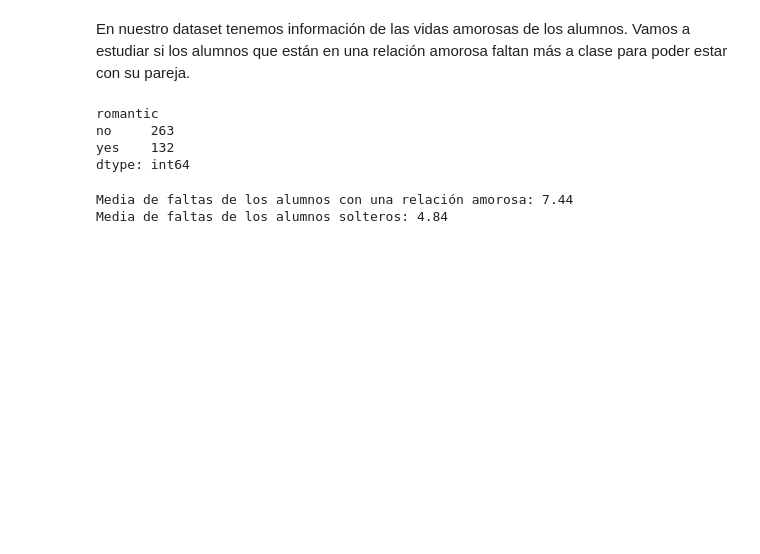
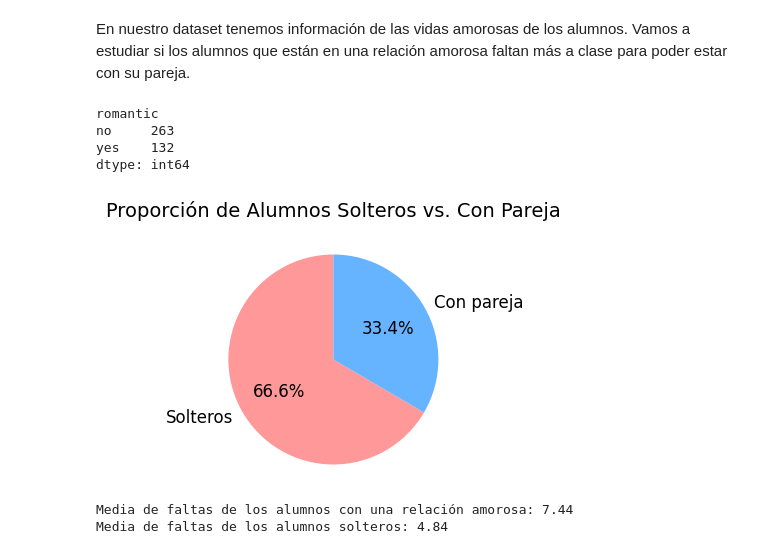
Before and after one commit to antoniolandin/students, a Jupyter notebook: main.ipynb, the cells around one changed output. Saved outputs shown, nothing was run; the diff lists cells and outputs as text; code cells hidden in the pictures; blank space fills up the shorter version.

```diff
--- a/main.ipynb
+++ b/main.ipynb
@@ -103,6 +103,32 @@ romantic
 no     263
 yes    132
 dtype: int64
+# %%
+# 1. Contar alumnos con/sin pareja
+romantic_counts = df['romantic'].value_counts()
+
+# 2. Crear el pie plot
+plt.figure(figsize=(4, 3))
+colors = ['#ff9999', '#66b3ff']  # Colores personalizados
+explode = (0.05, 0)  # Resaltar ligeramente una porción
+
+plt.pie(
+    romantic_counts,
+    labels=['Solteros', 'Con pareja'],  # Etiquetas
+    autopct='%1.1f%%',  # Porcentajes con 1 decimal
+    startangle=90,  # Ángulo inicial
+    colors=colors,
+    textprops={'fontsize': 12}
+)
+
+# 3. Añadir título y ajustes
+plt.title('Proporción de Alumnos Solteros vs. Con Pareja', fontsize=14, pad=20)
+plt.axis('equal')  # Para que el círculo sea perfecto
+
+# 4. Mostrar el gráfico
+plt.show()
+# %% [output]
+[figure, added]
 # %%
 absences_romantic = df.loc[df.romantic == 'yes', 'absences']
 absences_no_romantic = df.loc[df.romantic == 'no', 'absences']
```
Also changed, not shown: parts of 14 cells of this notebook.
